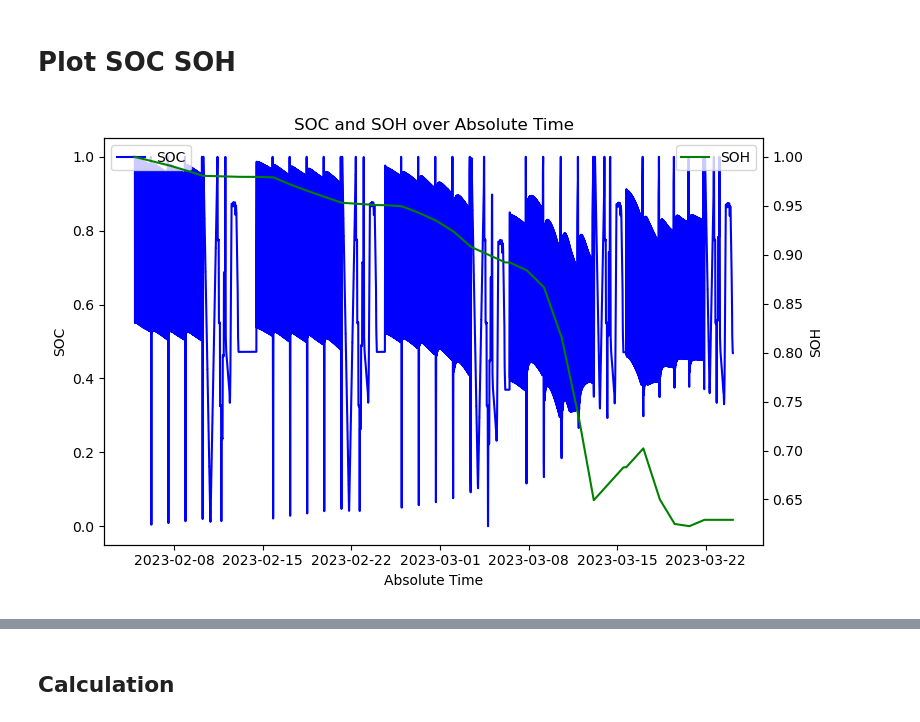
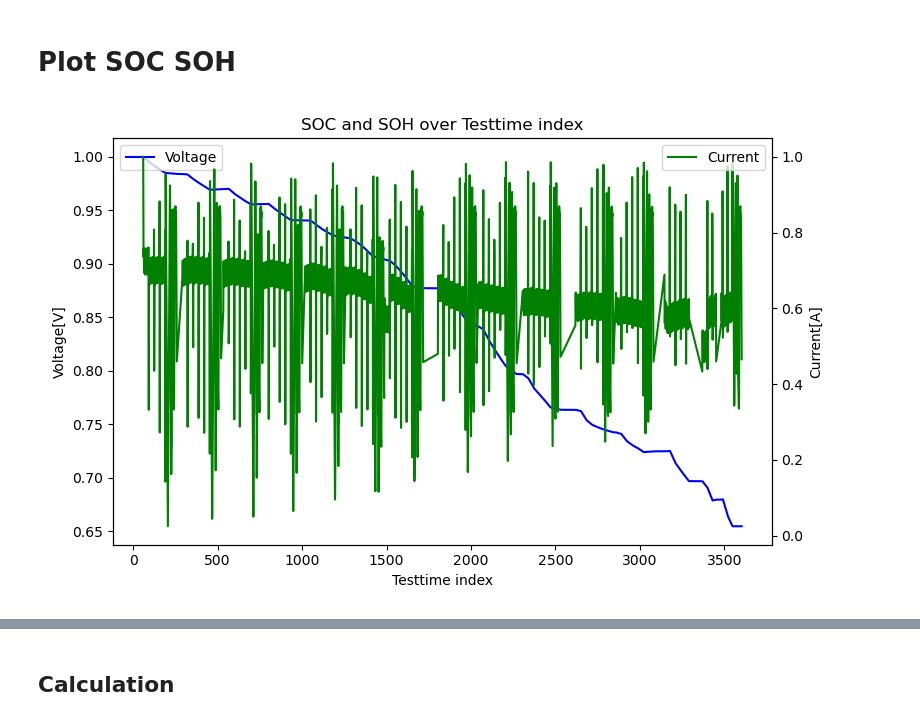
Before and after one commit to zzhuqshun/Thesis, a Jupyter notebook: 01_Datenaufbereitung/Data.ipynb, the cells around one changed output, grey strips where cells are left out. Drawn from its saved outputs; the diff is of its cells as text; code cells hidden in the pictures.

```diff
--- a/01_Datenaufbereitung/Data.ipynb
+++ b/01_Datenaufbereitung/Data.ipynb
@@ -53,0 +36,24 @@ df_file
+# %%
+df_file = pd.read_parquet("../01_Datenaufbereitung/Output/Calculated/df_29.parquet")
+df_file['Absolute_Time[yyyy-mm-dd hh:mm:ss]'] = pd.to_datetime(df_file['Absolute_Time[yyyy-mm-dd hh:mm:ss]'])
+df_file = df_file[['Absolute_Time[yyyy-mm-dd hh:mm:ss]', 'Current[A]', 'Voltage[V]', 'Temperature[°C]', 'Q_sum','EFC', 'SOH_ZHU','SOC_ZHU']]
+
+df_file["dV"] = df_file["Voltage[V]"].diff().fillna(0)
+df_file["dI"] = df_file["Current[A]"].diff().fillna(0)
+
+df_file["InternalResistance[Ohms]"] = np.where(
+    df_file["dI"].abs() > 0.5,
+    df_file["dV"] / df_file["dI"],
+    np.nan
+)
+
+data_hourly = df_file.set_index('Absolute_Time[yyyy-mm-dd hh:mm:ss]').resample('h').mean()
+data_hourly.interpolate(method='linear', inplace=True)
+data_hourly.reset_index(drop=False, inplace=True)
+data_hourly['Testtime[h]'] = data_hourly.index
+# data_hourly
+# %%
+# data_hourly["InternalResistance[Ohms]"] =data_hourly["InternalResistance[Ohms]"].fillna(
+#    data_hourly["InternalResistance[Ohms]"].rolling(5, min_periods=1).mean()
+# )
+data_hourly = data_hourly[['Testtime[h]','Current[A]','Voltage[V]','Temperature[°C]', 'Q_sum', 'EFC', 'InternalResistance[Ohms]','SOH_ZHU', 'SOC_ZHU']]
@@ -54,21 +74,22 @@ df_file
 # %% [markdown]
 # Plot SOC SOH
 # %%
+%matplotlib widget
 fig, ax1 = plt.subplots(figsize=(8, 5))
 
-ax1.set_xlabel('Absolute Time')
-ax1.set_ylabel('SOC')
-ax1.plot(df_file['Absolute_Time[yyyy-mm-dd hh:mm:ss]'], df_file['SOC_ZHU'], color='blue', label='SOC')
+ax1.set_xlabel('Testtime index')
+ax1.set_ylabel('Voltage[V]')
+ax1.plot(data_hourly['Testtime[h]'],data_hourly['SOH_ZHU'], color='blue', label='Voltage')
 ax1.legend(loc='upper left')
 
 ax2 = ax1.twinx()
-ax2.set_ylabel('SOH')
-ax2.plot(df_file['Absolute_Time[yyyy-mm-dd hh:mm:ss]'], df_file['SOH_ZHU'], color='green', label='SOH')
+ax2.set_ylabel('Current[A]')
+ax2.plot(data_hourly['Testtime[h]'],data_hourly['SOC_ZHU'], color='green', label='Current')
 ax2.legend(loc='upper right')
 
-plt.title("SOC and SOH over Absolute Time")
+plt.title("SOC and SOH over Testtime index")
 plt.xticks(rotation=45)
 fig.tight_layout()
 plt.show()
 # %% [output]
-[figure, old version]
+[figure, new version]
```
Also changed, not shown: parts of 10 cells of this notebook, 46 other files.
